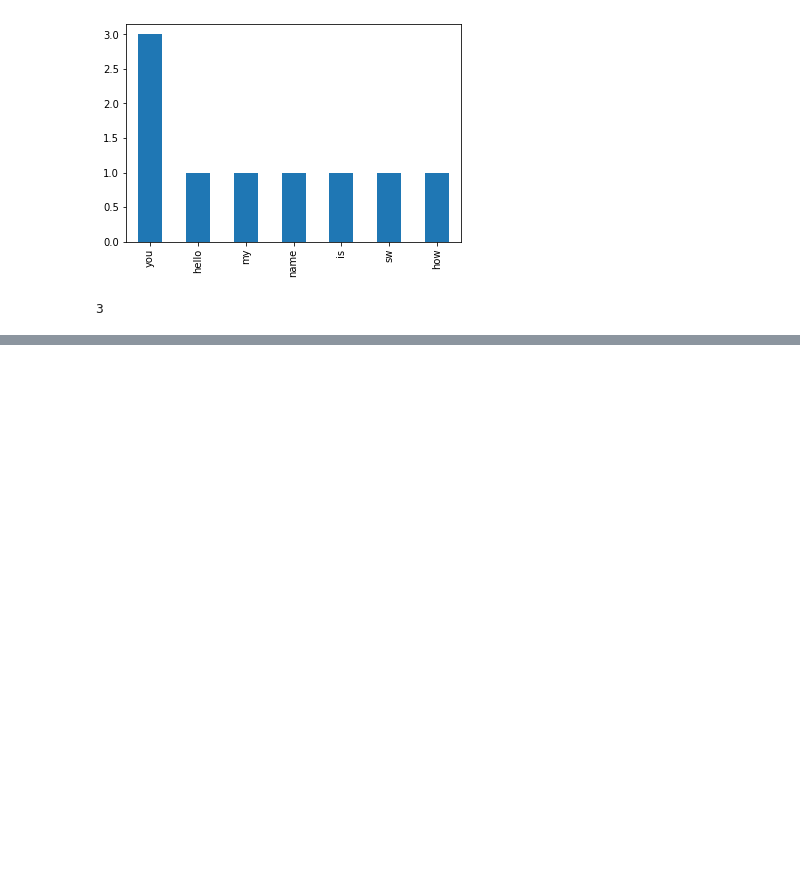
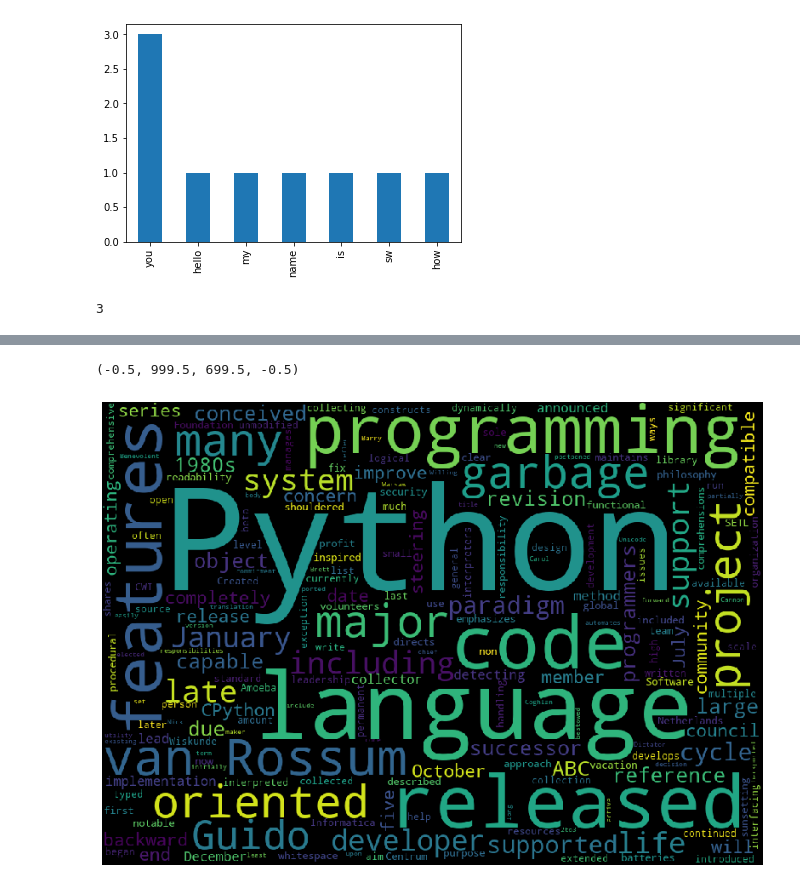
Before and after one commit to swgu931/temp, a Jupyter notebook: DE_course_1.ipynb, the cells around one changed output, grey strips where cells are left out. Drawn from its saved outputs; the diff is of its cells as text; code cells hidden in the pictures; blank space fills up the shorter version.

```diff
--- a/DE_course_1.ipynb
+++ b/DE_course_1.ipynb
@@ -683,0 +783,9 @@ words['word_count'][0]
+# %%
+cloud = WordCloud(width = 1000, height = 700).generate(" ".join(data['word']))
+# %%
+plt.figure(figsize=(15, 10))
+plt.imshow(cloud)
+plt.axis('off')
+# %% [output]
+(-0.5, 999.5, 699.5, -0.5)
+[figure, added]
```
Also changed, not shown: parts of 27 cells of this notebook.
